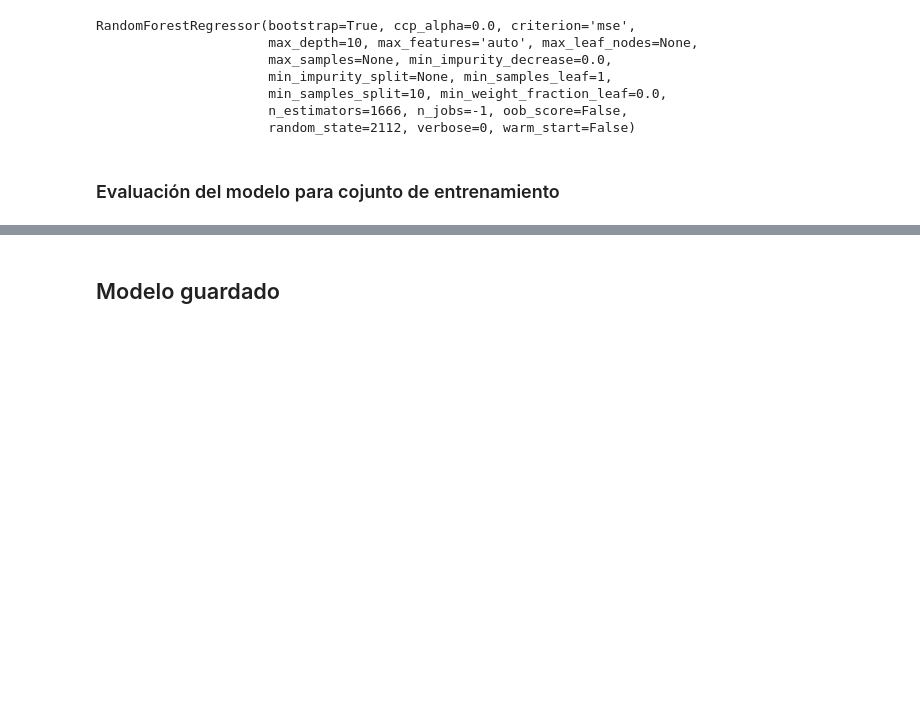
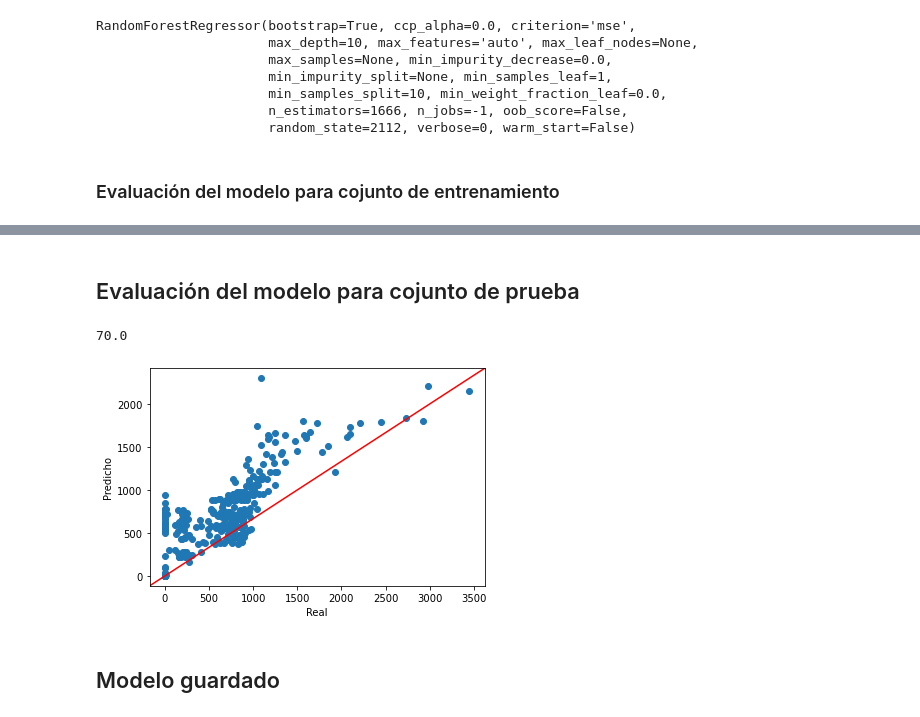
Before and after one commit to Sigomezgi/Runt-TAE, a Jupyter notebook: Runt entrenamiento.ipynb, the cells around one changed output, grey strips where cells are left out. Saved outputs shown, nothing was run; the diff lists cells and outputs as text; code cells hidden in the pictures; blank space fills up the shorter version.

```diff
--- a/Runt entrenamiento.ipynb
+++ b/Runt entrenamiento.ipynb
@@ -341,0 +361,8 @@ round (r2(Df_rTr['Unidades'],pred),2)*100
+# %% [markdown]
+## Evaluación del modelo para cojunto de prueba
+# %%
+predtest = rfit.predict(Df_rTes[num])
+# %%
+round (r2(Df_rTes['Unidades'],predtest),2)*100
+# %% [output]
+70.0
@@ -342,3 +371,17 @@ round (r2(Df_rTr['Unidades'],pred),2)*100
+# %%
+fig, ax = plt.subplots()
+line = mlines.Line2D([0, 1], [0, 1], color='red')
+ax.scatter(Df_rTes['Unidades'],predtest)
+transform = ax.transAxes
+line.set_transform(transform)
+ax.add_line(line)
+#plt.title("title")
+plt.xlabel("Real")
+plt.ylabel("Predicho")
+plt.savefig('scatter.png', dpi = 400)
+plt.show()
+# %% [output]
+[figure, added]
 # %% [markdown]
 ## Modelo guardado
 # %%
```
Also changed, not shown: parts of 14 cells of this notebook, 2 other files.
